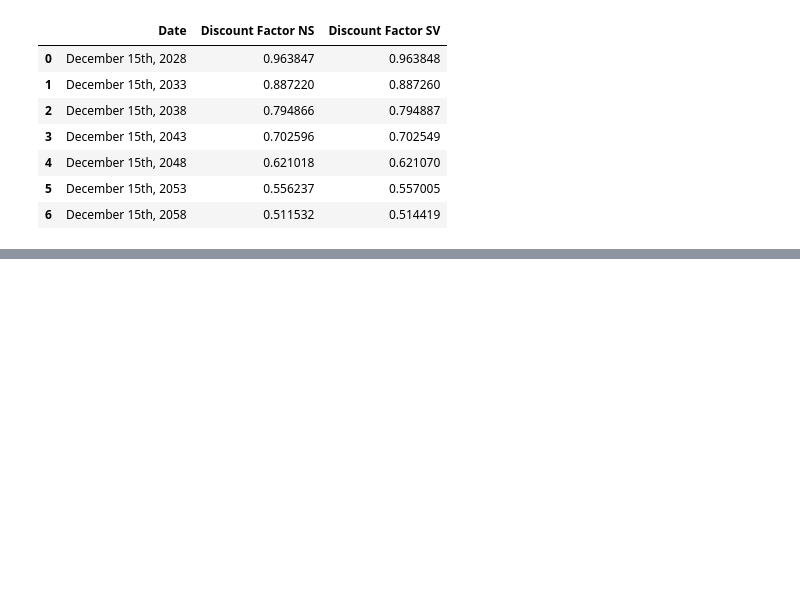
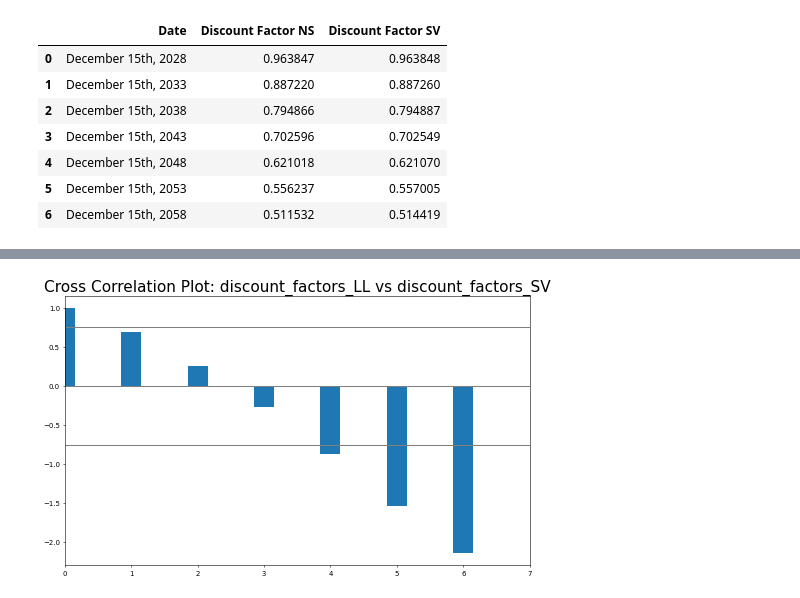
Before and after one commit to onsnt/Yield_Curve_public, a Jupyter notebook: dif_interpol_method ver 4.ipynb, the cells around one changed output, grey strips where cells are left out. Saved outputs shown, nothing was run; the diff lists cells and outputs as text; code cells hidden in the pictures; blank space fills up the shorter version.

```diff
--- a/dif_interpol_method ver 4.ipynb
+++ b/dif_interpol_method ver 4.ipynb
@@ -156,0 +169,24 @@ display(pd.DataFrame(dict({"Date": nodes,  "Discount Factor NS": discount_factor
+# %%
+import statsmodels.tsa.stattools as stattools
+import numpy as np
+
+
+ccs = stattools.ccf(discount_factors_LL, discount_factors_SC)[:100]
+nlags = len(ccs)
+
+
+conf_level = 2 / np.sqrt(nlags)
+
+plt.figure(figsize=(12,7), dpi= 50)
+
+plt.hlines(0, xmin=0, xmax=100, color='gray')  # 0 axis
+plt.hlines(conf_level, xmin=0, xmax=100, color='gray')
+plt.hlines(-conf_level, xmin=0, xmax=100, color='gray')
+
+plt.bar(x=np.arange(len(ccs)), height=ccs, width=.3)
+
+plt.title('Cross Correlation Plot: discount_factors_LL vs discount_factors_SV', fontsize=22)
+plt.xlim(0,len(ccs))
+plt.show()
+# %% [output]
+[figure, added]
```
Also changed, not shown: parts of 1 cell of this notebook, 2 other files.
